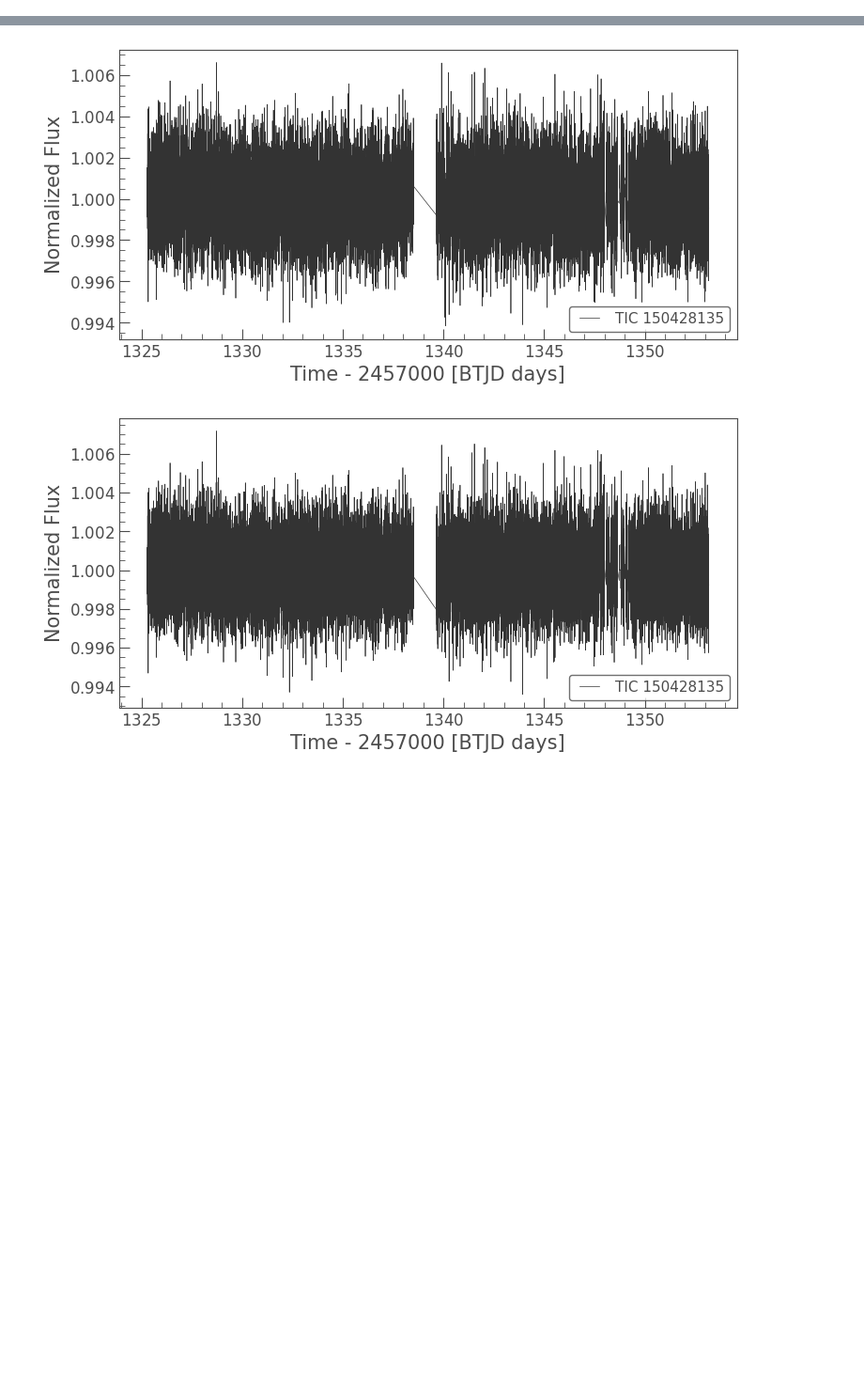
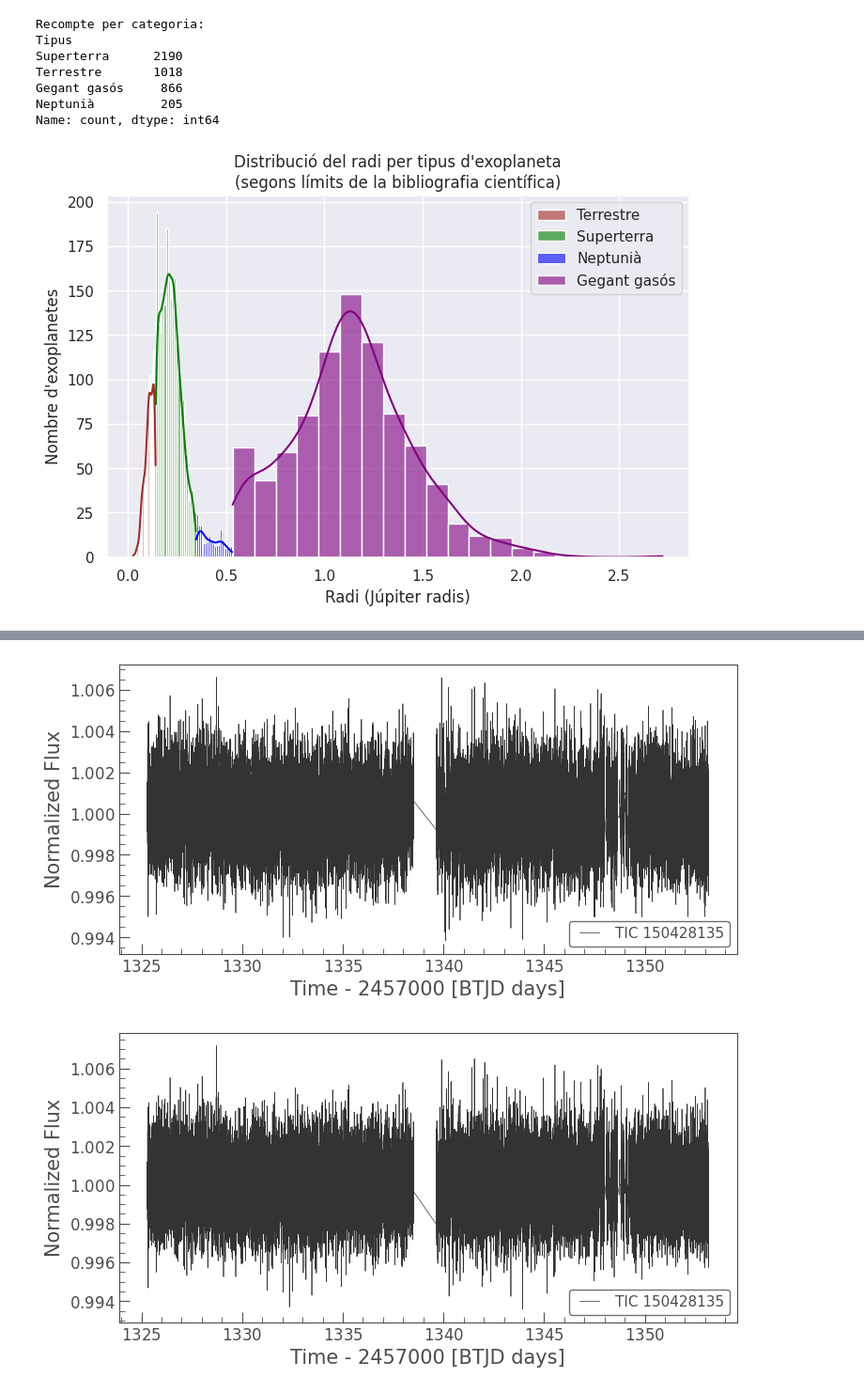
Before and after one commit to drfperez/lightkurve, a Jupyter notebook: ExoplanetCalculus.ipynb, the cells around one changed output, grey strips where cells are left out. Shown at 94% size. Saved outputs shown, nothing was run; the diff lists cells and outputs as text; code cells hidden in the pictures; blank space fills up the shorter version.

```diff
--- a/ExoplanetCalculus.ipynb
+++ b/ExoplanetCalculus.ipynb
@@ -2,0 +249,72 @@
+# %%
+
+import pandas as pd
+import matplotlib.pyplot as plt
+import seaborn as sns
+
+# URL del dataset d'exoplanetes (NASA Exoplanet Archive)
+url = ("https://exoplanetarchive.ipac.caltech.edu/TAP/sync?"
+       "query=select+pl_name,hostname,pl_bmassj,pl_radj,pl_orbper,pl_eqt+from+pscomppars"
+       "&format=csv")
+
+# Carregar les dades en un DataFrame
+df = pd.read_csv(url)
+
+# Netejar les files amb valors nuls en les columnes clau
+df = df.dropna(subset=['pl_bmassj', 'pl_radj', 'pl_orbper', 'pl_eqt'])
+
+# -------------------------------------------------------
+# Definició dels llindars segons la bibliografia científica:
+#
+# Basat en, per exemple, Rogers (2015) i Fulton et al. (2017):
+#  - Terrestre: radi < 1.6 R⊕
+#  - Superterra: 1.6 R⊕ ≤ radi < 3.9 R⊕
+#  - Neptunià: 3.9 R⊕ ≤ radi < 6.0 R⊕
+#  - Gegant gasós: radi ≥ 6.0 R⊕
+#
+# Conversió: 1 R⊕ ≈ 0.089 R_J
+# -------------------------------------------------------
+
+terrestre_lim = 1.6 * 0.089      # ≈ 0.1424 R_J
+superterra_lim = 3.9 * 0.089      # ≈ 0.3471 R_J
+neptunian_lim = 6.0 * 0.089       # ≈ 0.5340 R_J
+
+def classificar_exoplaneta(radi):
+    if radi < terrestre_lim:
+        return "Terrestre"
+    elif radi < superterra_lim:
+        return "Superterra"
+    elif radi < neptunian_lim:
+        return "Neptunià"
+    else:
+        return "Gegant gasós"
+
+# Afegir la classificació al DataFrame
+df['Tipus'] = df['pl_radj'].apply(classificar_exoplaneta)
+
+# Mostrar el recompte per cada categoria
+print("Recompte per categoria:")
+print(df['Tipus'].value_counts())
+
+# Visualització: histograma del radi per cada tipus
+colors = {"Terrestre": "brown", "Superterra": "green", "Neptunià": "blue", "Gegant gasós": "purple"}
+
+plt.figure(figsize=(8, 5))
+for tipus, color in colors.items():
+    subset = df[df["Tipus"] == tipus]
+    sns.histplot(subset['pl_radj'], bins=20, kde=True, label=tipus, color=color, alpha=0.6)
+
+plt.xlabel("Radi (Júpiter radis)")
+plt.ylabel("Nombre d'exoplanetes")
+plt.title("Distribució del radi per tipus d'exoplaneta\n(segons límits de la bibliografia científica)")
+plt.legend()
+plt.show()
+# %% [output]
+Recompte per categoria:
+Tipus
+Superterra      2190
+Terrestre       1018
+Gegant gasós     866
+Neptunià         205
+Name: count, dtype: int64
+[figure, added]
```
Also changed, not shown: parts of 3 cells of this notebook.
